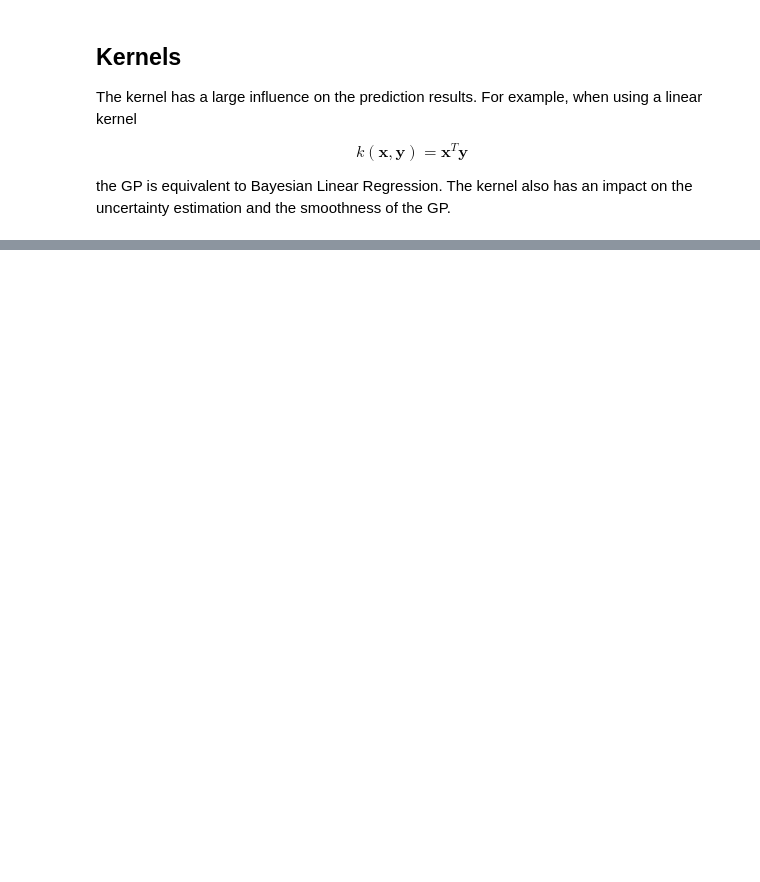
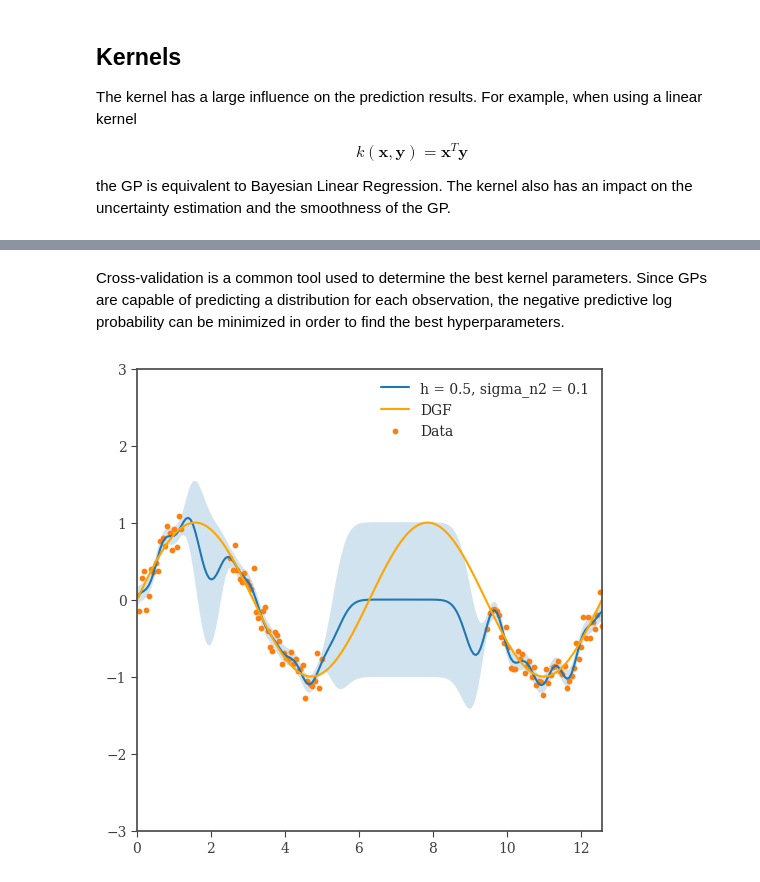
Before and after one commit to nicomu99/data-analysis, a Jupyter notebook: gp.ipynb, the cells around one changed output, grey strips where cells are left out. Cells and saved outputs as stored; diff of their text form; code cells hidden in the pictures; blank space fills up the shorter version.

```diff
--- a/gp.ipynb
+++ b/gp.ipynb
@@ -95,0 +137,21 @@ plt.show()
+# %%
+import math
+import itertools
+
+h = [0.1, 0.2, 0.5, 0.9, 1.0, 2.0, 10.0]
+sigma_n = [0.01, 0.1, 0.5, 1.0]
+
+res = []
+best_config = {}
+best_score = math.inf
+for (h, sigma_n) in list(itertools.product(h, sigma_n)):
+    gp = GP(kernel="rbf", h=h, sigma_n=sigma_n)
+
+    score = cross_validation(gp, x_short, y, neg_log_probability, probabilistic=True)
+
+    print(f"GP with h = {h}, sigma_n = {sigma_n} CV-NLP: {float(score):.4f}")
+    if score < best_score:
+        best_score = score
+        best_config = {"h": h, "sigma_n": sigma_n}
+
+print(f"Best config: h = {best_config['h']}, sigma_n = {best_config['sigma_n']}")
@@ -95,0 +176,26 @@ plt.show()
+# %% [markdown]
+Cross-validation is a common tool used to determine the best kernel parameters. Since GPs are capable of predicting a distribution for each observation, the negative predictive log probability can be minimized in order to find the best hyperparameters.
+# %%
+h, sigma_n = best_config["h"], best_config["sigma_n"]
+gp = GP(kernel="rbf", h=h, sigma_n=sigma_n)
+
+gp = gp.fit(x_short, y)
+y_pred, y_cov = gp.predict(x)
+
+y_std = np.diag(y_cov) ** 0.5
+y_pred = y_pred.ravel()
+# %%
+fig, ax = plt.subplots(figsize=(6, 6))
+
+ax.plot(x, y_pred, label=f"h = {h}, sigma_n2 = {sigma_n}")
+ax.fill_between(x.ravel(), y_pred - y_std, y_pred + y_std, alpha=0.2)
+ax.plot(x, np.sin(x), label="DGF", color="orange")
+ax.scatter(x_short, y, label="Data", s=10)
+
+ax.set_ylim(-3, 3)
+ax.set_xlim(0, np.max(x))
+ax.legend()
+
+plt.show()
+# %% [output]
+[figure, added]
```
Also changed, not shown: parts of 9 cells of this notebook, 4 other files.
